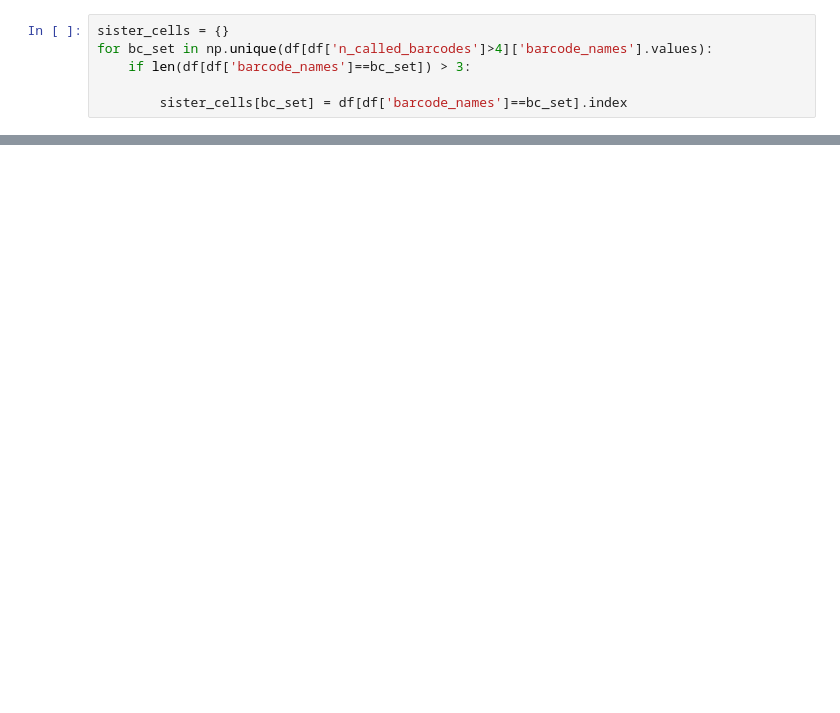
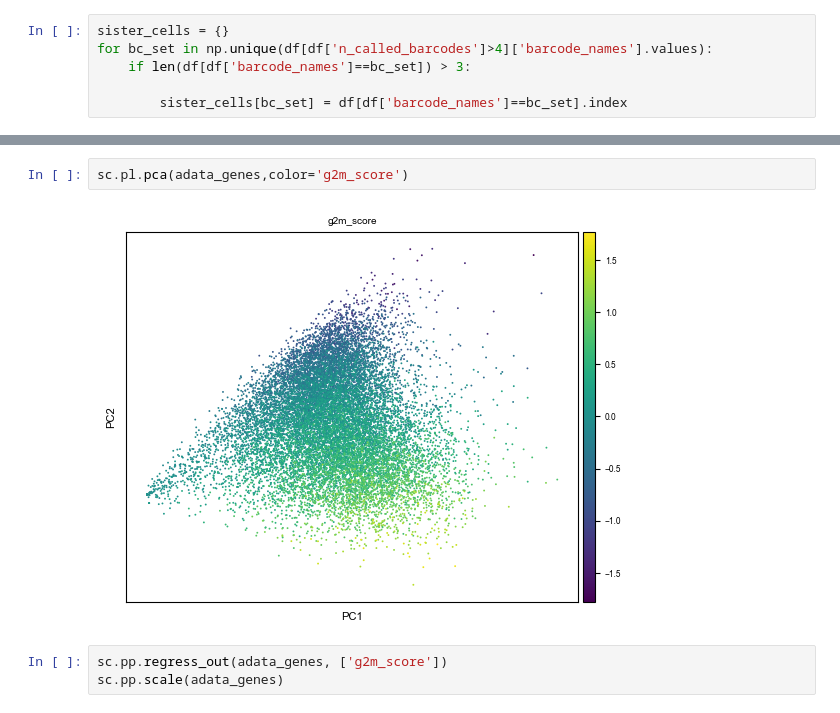
Before and after one commit to grantkinsler/SpatialBarcodes, a Jupyter notebook: paper/plotScripts/in_vitro_sister_similarity.ipynb, the cells around one changed output, grey strips where cells are left out. Drawn from its saved outputs; the diff is of its cells as text; blank space fills up the shorter version.

```diff
--- a/paper/plotScripts/in_vitro_sister_similarity.ipynb
+++ b/paper/plotScripts/in_vitro_sister_similarity.ipynb
@@ -88,0 +153,7 @@ for bc_set in np.unique(df[df['n_called_barcodes']>4]['barcode_names'].values):
+# %%
+sc.pl.pca(adata_genes,color='g2m_score')
+# %% [output]
+[figure, added]
+# %%
+sc.pp.regress_out(adata_genes, ['g2m_score'])
+sc.pp.scale(adata_genes)
```
Also changed, not shown: parts of 27 cells of this notebook, 5 other files.
